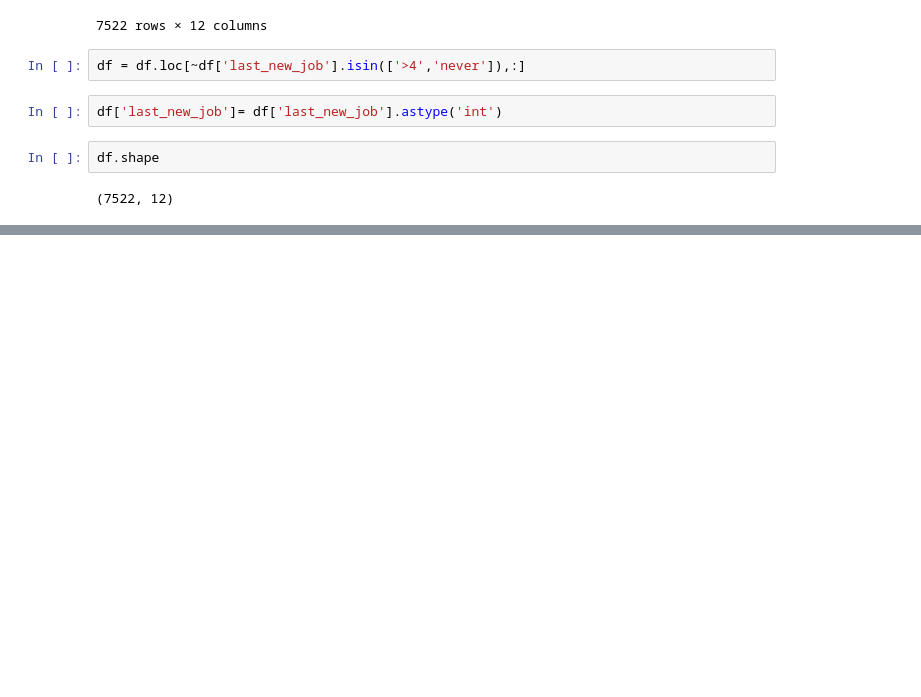
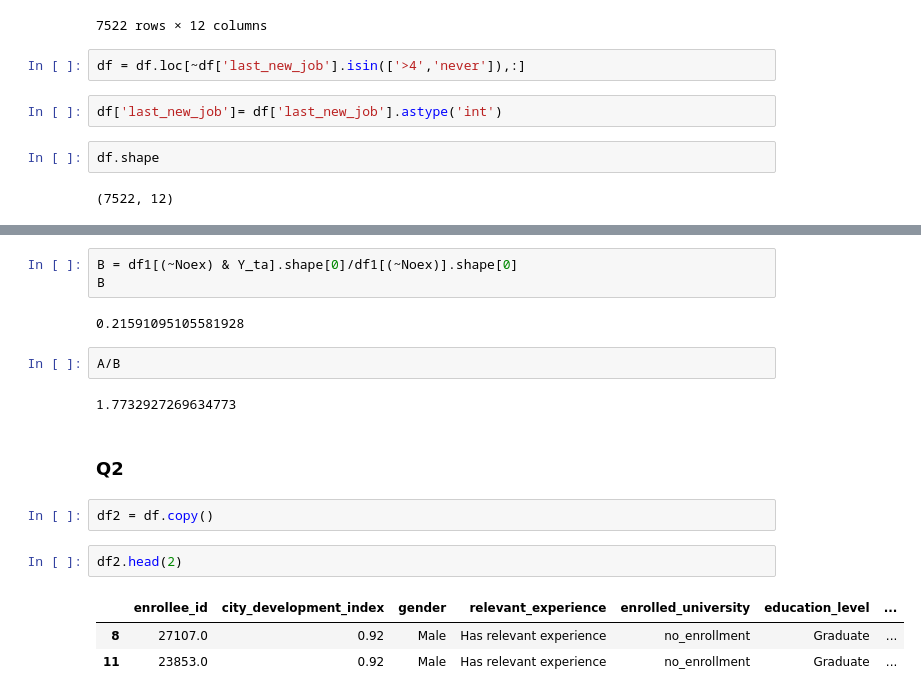
Before and after one commit to smjune/ipynb, a Jupyter notebook: dessa/dessa6_edu.ipynb, the cells around one changed output, grey strips where cells are left out. Drawn from its saved outputs; the diff is of its cells as text; blank space fills up the shorter version.

```diff
--- a/dessa/dessa6_edu.ipynb
+++ b/dessa/dessa6_edu.ipynb
@@ -128,0 +159,19 @@ df.shape
+# %%
+B = df1[(~Noex) & Y_ta].shape[0]/df1[(~Noex)].shape[0]
+B
+# %% [output]
+0.21591095105581928
+# %%
+A/B
+# %% [output]
+1.7732927269634773
+# %% [markdown]
+### Q2
+# %%
+df2 = df.copy()
+# %%
+df2.head(2)
+# %% [output]
+|  | enrollee_id | city_development_index | gender | relevant_experience | enrolled_university | education_level | ... |
+| 8 | 27107.0 | 0.92 | Male | Has relevant experience | no_enrollment | Graduate | ... |
+| 11 | 23853.0 | 0.92 | Male | Has relevant experience | no_enrollment | Graduate | ... |
```
Also changed, not shown: parts of 28 cells of this notebook, 1 other file.
